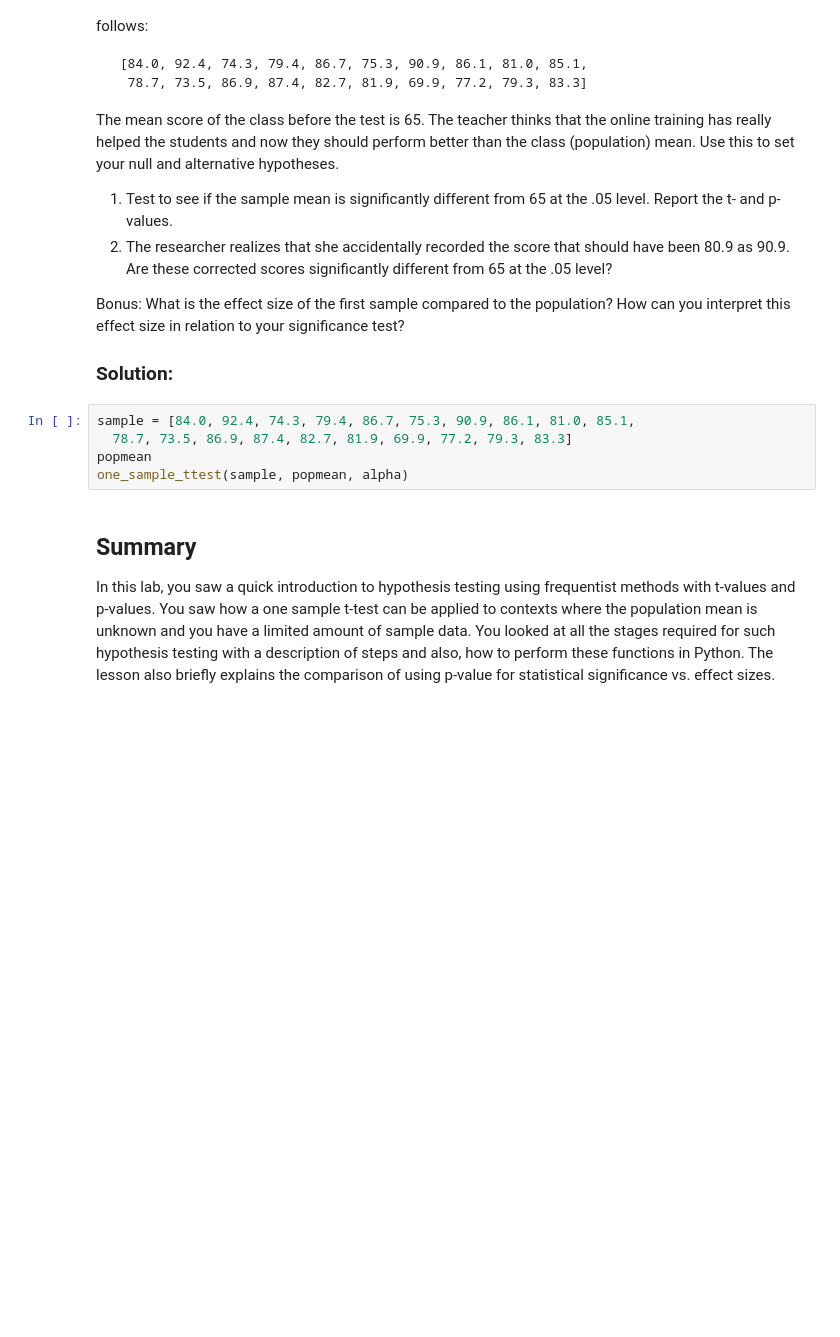
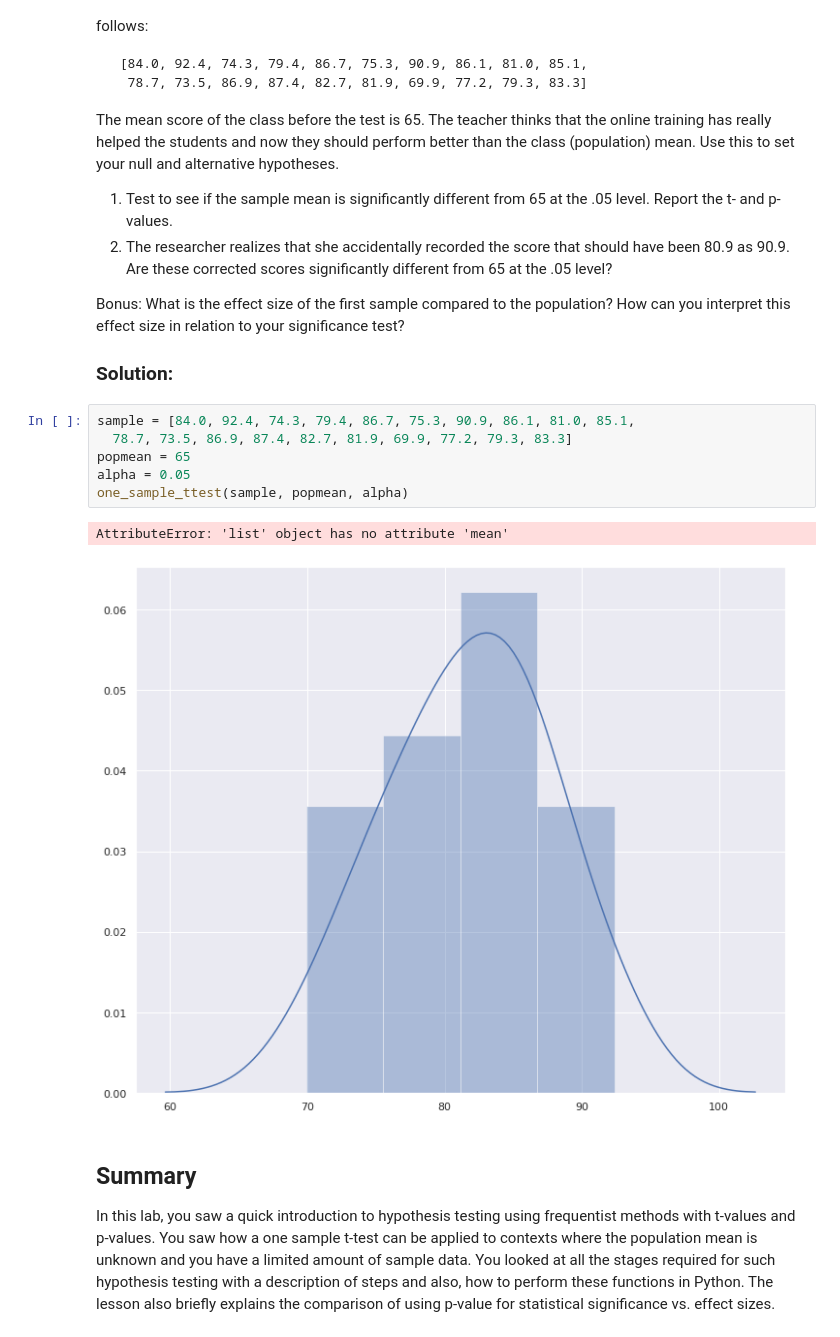
Before and after one commit to yagutaro/dsc-one-sample-t-tests-lab-hbs-ds-060120, a Jupyter notebook: index.ipynb, the cells around one changed output. Saved outputs shown, nothing was run; the diff lists cells and outputs as text; blank space fills up the shorter version.

```diff
--- a/index.ipynb
+++ b/index.ipynb
@@ -73,8 +73,12 @@ Bonus: What is the effect size of the first sample compared to the population? H
 # %%
 sample = [84.0, 92.4, 74.3, 79.4, 86.7, 75.3, 90.9, 86.1, 81.0, 85.1,
   78.7, 73.5, 86.9, 87.4, 82.7, 81.9, 69.9, 77.2, 79.3, 83.3]
-popmean
+popmean = 65
+alpha = 0.05
 one_sample_ttest(sample, popmean, alpha)
+# %% [output]
+AttributeError: 'list' object has no attribute 'mean'
+[figure, added]
 # %% [markdown]
 ## Summary
 
```
